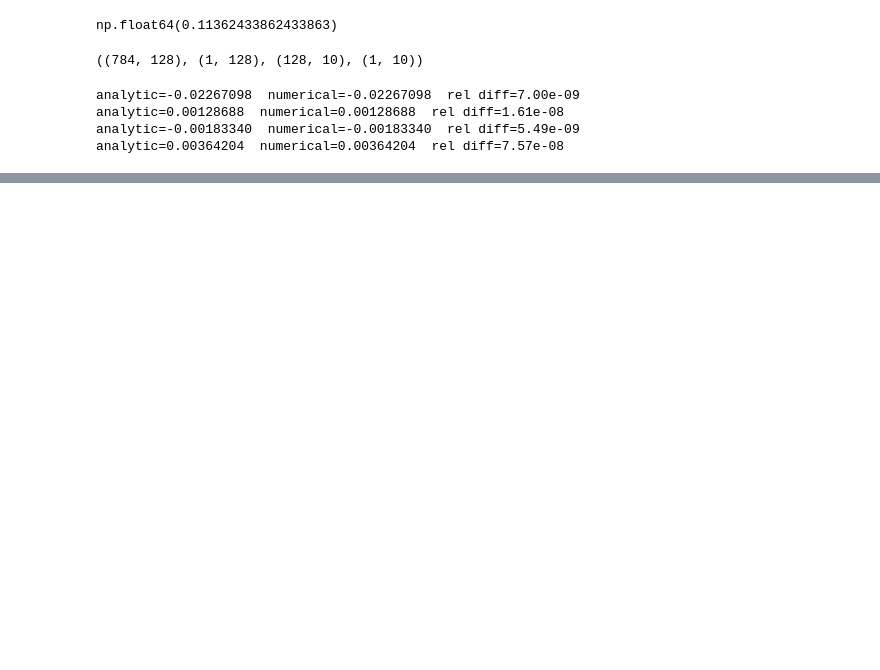
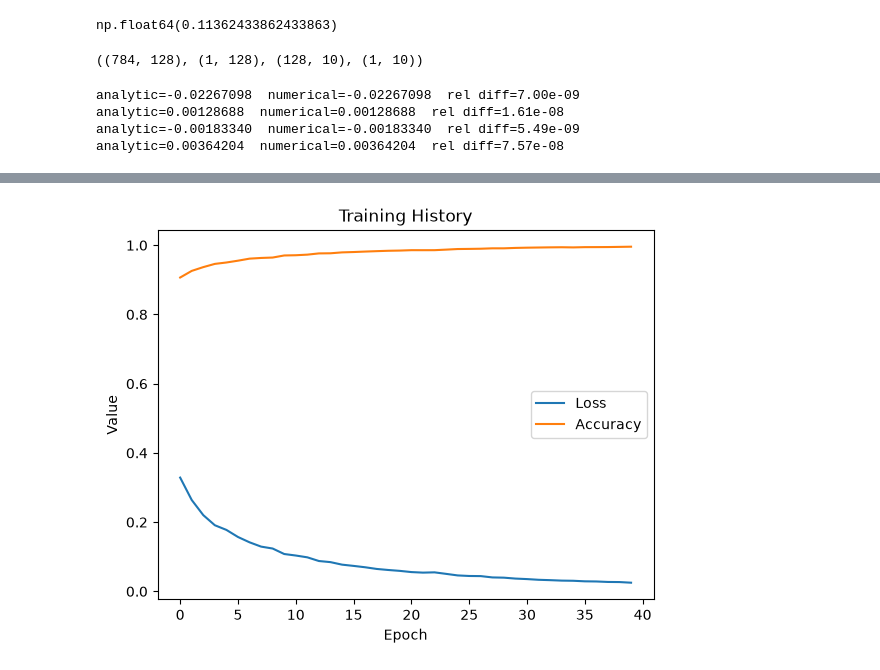
Before and after one commit to AKengg1/Digit_predictor, a Jupyter notebook: model/exploration.ipynb, the cells around one changed output, grey strips where cells are left out. Drawn from its saved outputs; the diff is of its cells as text; code cells hidden in the pictures; blank space fills up the shorter version.

```diff
--- a/model/exploration.ipynb
+++ b/model/exploration.ipynb
@@ -137,3 +149,32 @@ analytic=-0.02267098  numerical=-0.02267098  rel diff=7.00e-09
 analytic=0.00128688  numerical=0.00128688  rel diff=1.61e-08
 analytic=-0.00183340  numerical=-0.00183340  rel diff=5.49e-09
 analytic=0.00364204  numerical=0.00364204  rel diff=7.57e-08
+# %%
+lr=0.1
+batch_size=128
+epochs=40
+loss_history=[]
+acc_history=[]
+# %%
+for epoch in range(epochs):
+    indices=np.random.permutation(len(x_train))
+    for i in range(0, len(x_train), batch_size):
+        batch_indices=indices[i:i+batch_size]
+        x_batch=x_train[batch_indices]
+        y_batch=y_train_oh[batch_indices]
+
+        z1, a1, z2, a2=forward(x_batch)
+        dw1, db1, dw2, db2=backward(x_batch, y_batch, z1, a1 , a2)
+
+        w1-=lr*dw1
+        b1-=lr*db1
+        w2-=lr*dw2
+        b2-=lr*db2
+
+    z1, a1, z2, a2=forward(x_train)
+    train_loss=loss(a2, y_train_oh)
+    loss_history.append(train_loss)
+    train_acc=(np.argmax(a2, axis=1)==y_train).mean()
+    acc_history.append(train_acc)
+    print(train_loss, train_acc)
+    print(f"Epoch {epoch+1}/{epochs} - Loss: {train_loss:.4f}, Accuracy: {train_acc:.4f}")
@@ -139,0 +199,17 @@ analytic=0.00364204  numerical=0.00364204  rel diff=7.57e-08
+# %%
+z1, a1, z2, a2=forward(x_test)
+predictions=np.argmax(a2, axis=1)
+compare=y_test==predictions
+test_acc=compare.mean()
+test_loss=loss(a2, y_test_oh)
+
+print(f"Test Accuracy: {test_acc:.4f}")
+print(f"Test Loss: {test_loss:.4f}")
+plt.plot(loss_history, label='Loss')
+plt.plot(acc_history, label='Accuracy')
+plt.xlabel("Epoch")
+plt.ylabel("Value")
+plt.title("Training History")
+plt.legend()
+plt.show()
+# %% [output]
@@ -139,0 +218 @@ analytic=0.00364204  numerical=0.00364204  rel diff=7.57e-08
+[figure, added]
```
Also changed, not shown: parts of 14 cells of this notebook, 13 other files.
